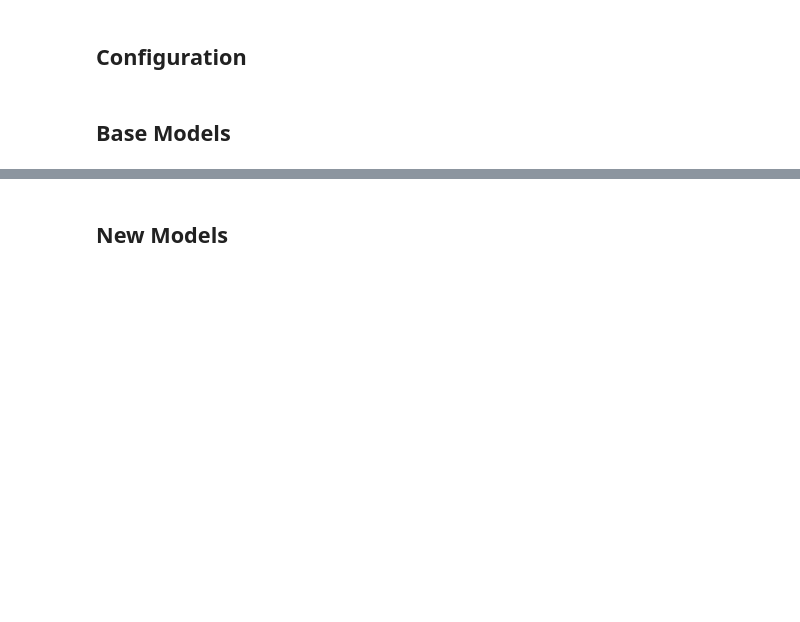
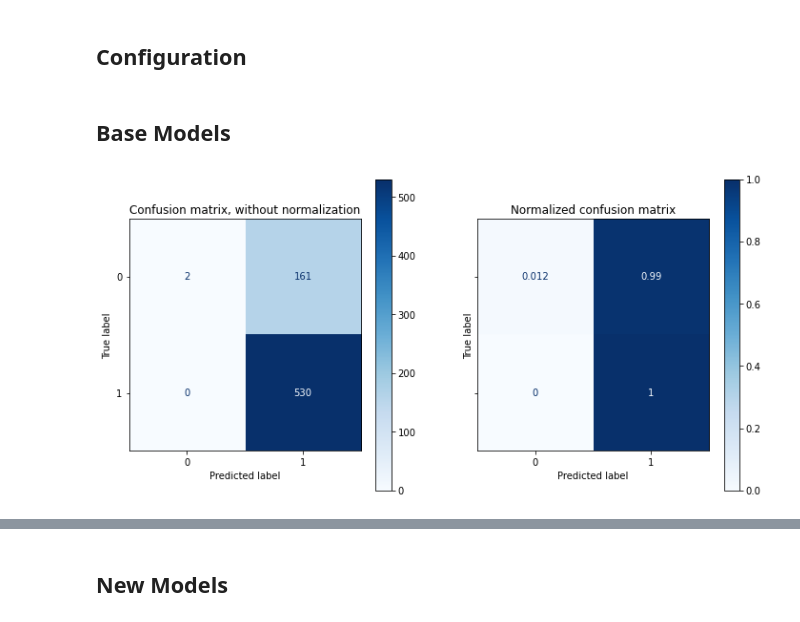
Before and after one commit to Hadryan/Personalized-Music-Recommendations, a Jupyter notebook: scikit_models.ipynb, the cells around one changed output, grey strips where cells are left out. Saved outputs shown, nothing was run; the diff lists cells and outputs as text; code cells hidden in the pictures; blank space fills up the shorter version.

Commit message:
Added confusion matrices to each classifier

```diff
--- a/scikit_models.ipynb
+++ b/scikit_models.ipynb
@@ -56,4 +58,20 @@ def create_classifier(clf, parameters):
     return best_clf
+# %%
+def plot_matrix(clf, X_test, y_test, show_print=False):
+    fig, (ax1, ax2) = plt.subplots(1, 2, sharex=True, sharey=True, figsize=(12,6))
+
+    titles_options = [("Confusion matrix, without normalization", None, ax1),
+                    ("Normalized confusion matrix", 'true', ax2)]
+    for title, normalize, ax in titles_options:
+        disp = plot_confusion_matrix(clf, X_test, y_test,
+                                    cmap=plt.cm.Blues,
+                                    normalize=normalize,
+                                    ax=ax)
+        disp.ax_.set_title(title)
+        if show_print:
+            print(title)
+            print(disp.confusion_matrix)
+    plt.draw()
 # %% [markdown]
 # Data
 # %% [markdown]
@@ -233,8 +264,17 @@ base_models.append(LogisticRegression())
 base_models.append(QuadraticDiscriminantAnalysis())
 base_models.append(SVC())
 # %%
-base_X = X
-base_y = y
+X_base = X
+y_base = y
+# %%
+X_train, X_test, y_train, y_test = train_test_split(X_base, y, random_state=seed, shuffle=True, stratify=y)
+
+clf = SVC()
+clf.fit(X_train, y_train)
+
+plot_matrix(clf, X_test, y_test)
+# %% [output]
+[figure, added]
 # %%
 base_results = []
 
```
Also changed, not shown: parts of 14 cells of this notebook.
